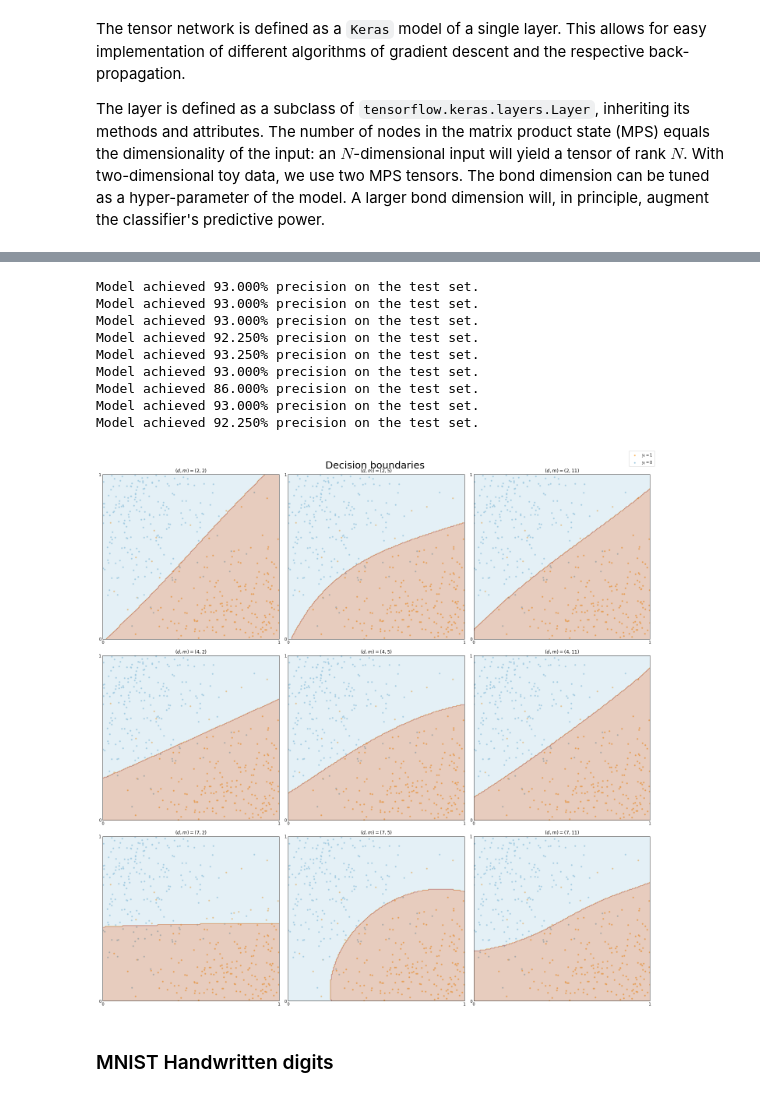
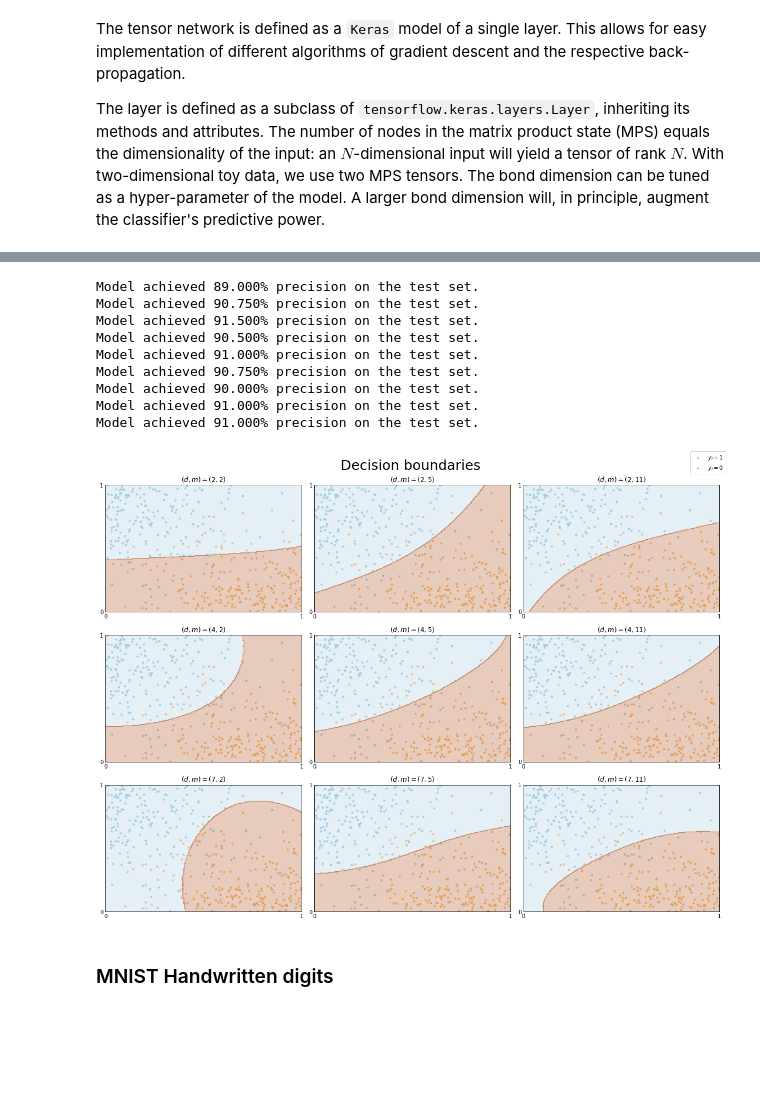
Before and after one commit to jtfreitas/QInfo_Final, a Jupyter notebook: final_nb.ipynb, the cells around one changed output, grey strips where cells are left out. Drawn from its saved outputs; the diff is of its cells as text; code cells hidden in the pictures; blank space fills up the shorter version.

```diff
--- a/final_nb.ipynb
+++ b/final_nb.ipynb
@@ -88,3 +94,6 @@ It can be promptly shown that this mapping will be normalized to unity for any v
 d=3
 #Feature mapping dataset
 x_ftrain, y_htrain, x_ftest, y_htest = fmap(d, x_train, x_test, labels_train, labels_test)
+
+toy_train_ds = tf.data.Dataset.from_tensor_slices((x_ftrain, y_htrain)).shuffle(100).batch(16)
+toy_test_ds = tf.data.Dataset.from_tensor_slices((x_ftest, y_htest)).shuffle(100).batch(16)
@@ -99,10 +112,11 @@ bond_dim = 5
 tnetwork = build_model(d, bond_dim, 'SGD', batch_size=None)
 
 check_point = ModelCheckpoint(filepath = os.getcwd()+'/saved_models/tn_toy.tf', verbose = 0, save_best_only = True)
+toy_history = tnetwork.fit(toy_train_ds, validation_data=toy_test_ds, epochs=20, verbose=0, shuffle=True, callbacks=[check_point])
 
-history = tnetwork.fit(x_ftrain, y_htrain, batch_size=16, validation_split=0.2, epochs=100, verbose=0, shuffle=True, callbacks=[check_point])
-
+with open(os.getcwd()+'/hists/tn_MNIST_hist.json', 'w') as f:
+    json.dump(toy_history.history, f)
 #plotting history
-history_plot = plot_loss_acc(history.history, figsize = (9, 5), tight_layout='pad')
+history_plot = plot_loss_acc(toy_history.history, figsize = (9, 5), tight_layout='pad')
 fig_dict['toy_history'] = history_plot
 # %% [output]
@@ -110,25 +125,22 @@ fig_dict['toy_history'] = history_plot
 # %%
 m_list = [2, 5, 11]
 d_list = [2, 4, 7]
 
-fig_contours, axs = decision_contours(d_list, m_list,
-                            x_train, x_test, labels_train, labels_test,
-                            tight_layout = 'pad', figsize=(20,20))
+tf.compat.v1.logging.set_verbosity(tf.compat.v1.logging.ERROR)
 
-fig_contours.show()
-
+fig_contours, _ = decision_contours(d_list, m_list, x_train, x_test, labels_train, labels_test, n_epochs=20, figsize=(16,12), tight_layout='pad')
 fig_dict['toy_contours'] = fig_contours
 # %% [output]
-Model achieved 93.000% precision on the test set.
-Model achieved 93.000% precision on the test set.
-Model achieved 93.000% precision on the test set.
-Model achieved 92.250% precision on the test set.
-Model achieved 93.250% precision on the test set.
-Model achieved 93.000% precision on the test set.
-Model achieved 86.000% precision on the test set.
-Model achieved 93.000% precision on the test set.
-Model achieved 92.250% precision on the test set.
+Model achieved 89.000% precision on the test set.
+Model achieved 90.750% precision on the test set.
+Model achieved 91.500% precision on the test set.
+Model achieved 90.500% precision on the test set.
+Model achieved 91.000% precision on the test set.
+Model achieved 90.750% precision on the test set.
+Model achieved 90.000% precision on the test set.
+Model achieved 91.000% precision on the test set.
+Model achieved 91.000% precision on the test set.
-[figure, old version]
+[figure, new version]
 # %% [markdown]
 ### MNIST Handwritten digits
 # %% [markdown]
```
Also changed, not shown: parts of 25 cells of this notebook, 1 other file.
